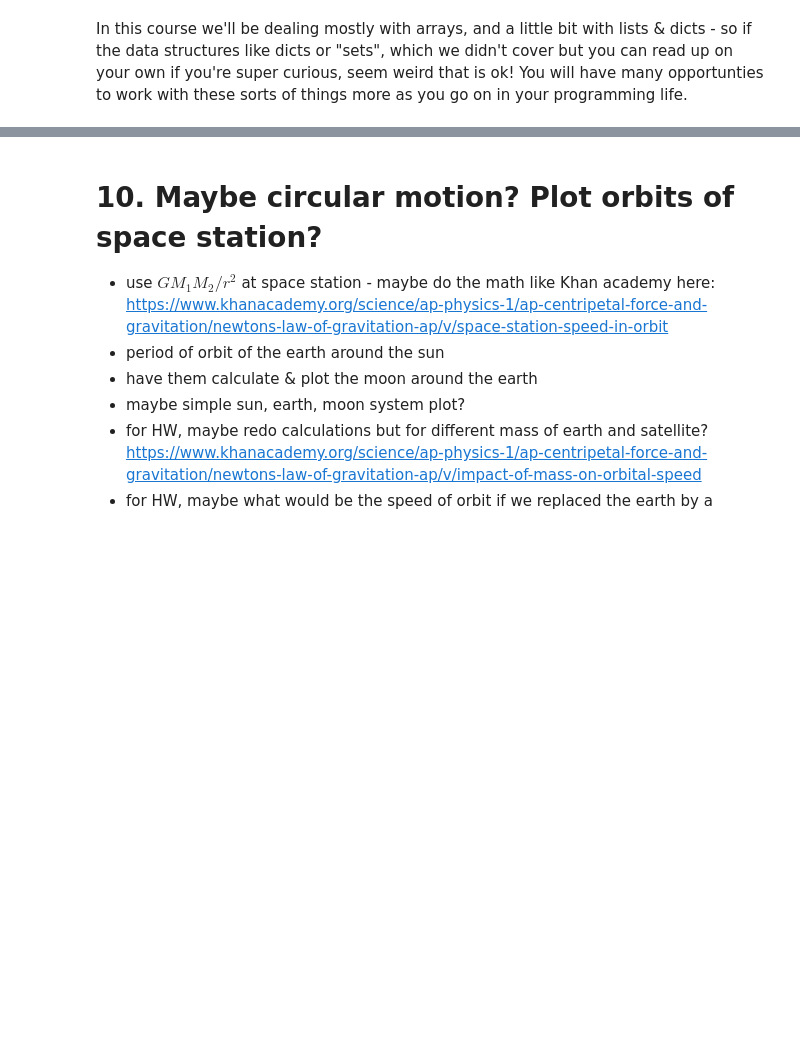
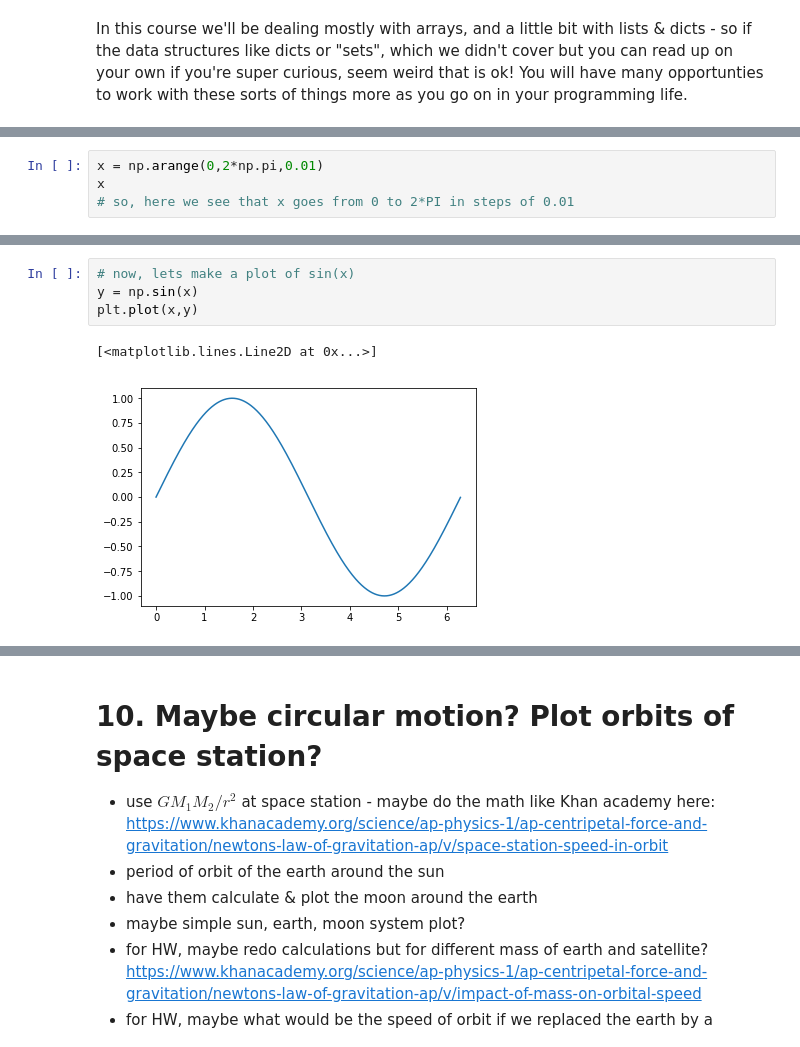
Before and after one commit to jnaiman/csci-p-14110, a Jupyter notebook: lesson01/_introToPython_notes_lesson01.ipynb, the cells around one changed output, grey strips where cells are left out. Saved outputs shown, nothing was run; the diff lists cells and outputs as text; blank space fills up the shorter version.

```diff
--- a/lesson01/_introToPython_notes_lesson01.ipynb
+++ b/lesson01/_introToPython_notes_lesson01.ipynb
@@ -423,0 +494,4 @@ In this course we'll be dealing mostly with arrays, and a little bit with lists
+# %%
+x = np.arange(0,2*np.pi,0.01)
+x
+# so, here we see that x goes from 0 to 2*PI in steps of 0.01
@@ -423,0 +516,7 @@ In this course we'll be dealing mostly with arrays, and a little bit with lists
+# %%
+# now, lets make a plot of sin(x)
+y = np.sin(x)
+plt.plot(x,y)
+# %% [output]
+[<matplotlib.lines.Line2D at 0x...>]
+[figure, added]
```
Also changed, not shown: parts of 30 cells of this notebook, 7 other files.
